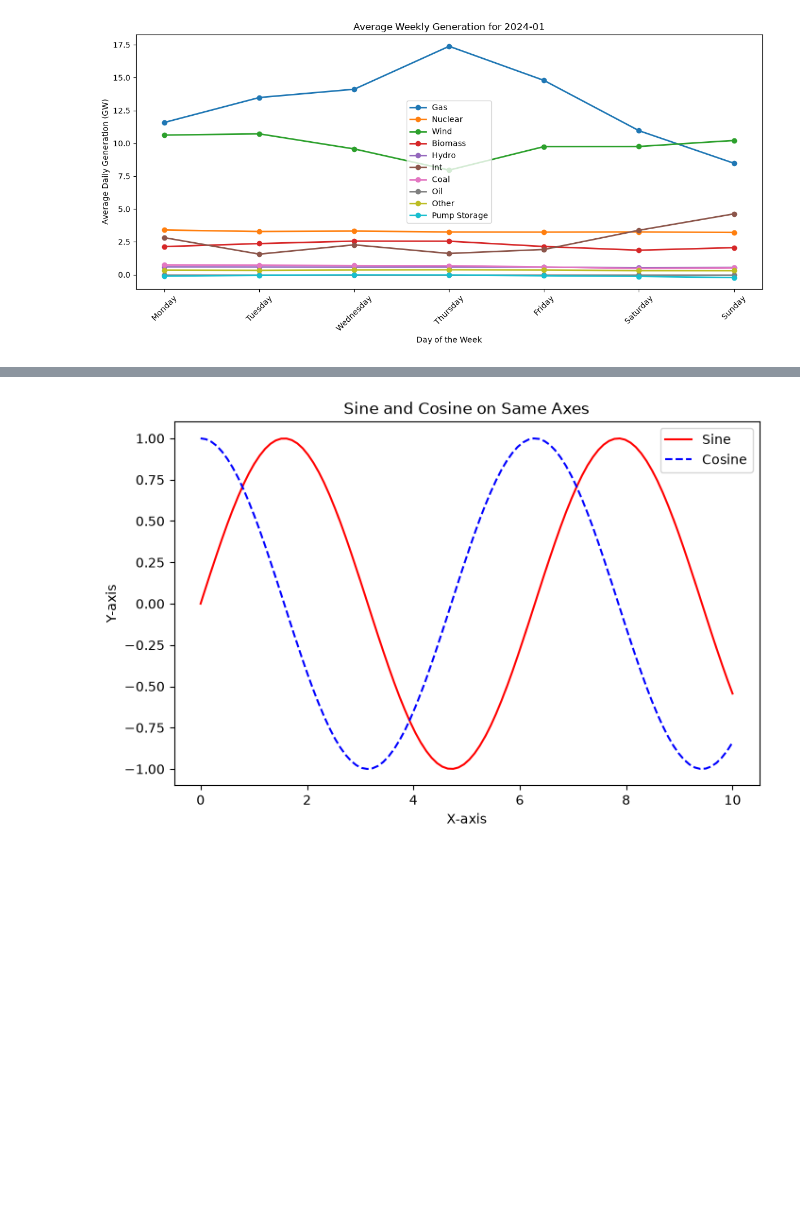
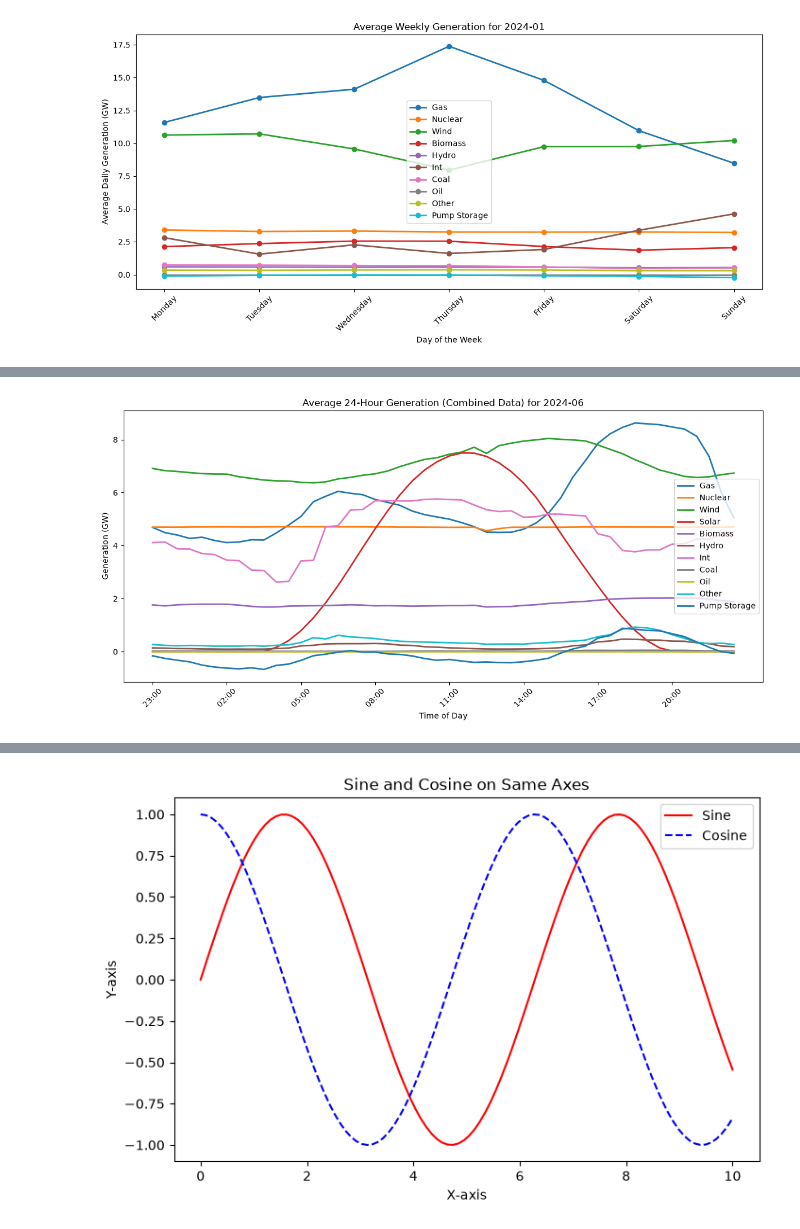
Before and after one commit to kson20/summer-project, a Jupyter notebook: main_code.ipynb, the cells around one changed output, grey strips where cells are left out. Drawn from its saved outputs; the diff is of its cells as text; code cells hidden in the pictures; blank space fills up the shorter version.

```diff
--- a/main_code.ipynb
+++ b/main_code.ipynb
@@ -851,3 +895,90 @@ Plotting average weekly profile for 2024-06...
 [figure]
 Plotting average weekly profile for 2024-01...
 [figure]
+# %%
+# m7: elexon + neso plots
+
+'''
+i tried to adapt the 24hr and weekly elxon code to generate plots
+included edits in stars below
+
+can try to make a demand vs time graph too later
+'''
+
+
+print('check columns')
+print(master_matrix.head())
+print('\n')
+
+def plot_average_day_for_month_master(year, month):
+
+    # select some month
+    print(f' 24h plot for {year}-{month:02d}...')
+
+    # ****use combined master matrix instead of just final_matrix_df
+    month_data = master_matrix.copy()
+
+    print('check master_matrix columns')
+    print(month_data.columns)
+    print(f' master_matrix has {len(month_data)}  rows')
+
+    month_data['Date'] = pd.to_datetime(month_data['Date']) # convert to pandas datetime object for manipulation later
+
+    # returns boolean column
+    # filter for the specific year and month
+    boolean_date_col = (month_data['Date'].dt.year == int(year)) & (month_data['Date'].dt.month == int(month))
+    month_data = month_data[boolean_date_col] # want the full matrix where these rows are true
+
+    print(f'filtered to {len(month_data)} rows for {year}-{month:02d}')
+    print('note: should around 30*48 =1440 rows')
+
+    # **** find the average of each settlement period
+    daily_profile = month_data.groupby('Period').mean(numeric_only=True).reset_index()
+
+    print(f' after groupby there are {len(daily_profile)} rows ')
+    print('note: should be 48')
+    print(daily_profile.head())
+
+    # hard code times
+    time_labels = [
+        '23:00', '23:30', '00:00', '00:30', '01:00', '01:30', '02:00', '02:30',
+        '03:00', '03:30', '04:00', '04:30', '05:00', '05:30', '06:00', '06:30',
+        '07:00', '07:30', '08:00', '08:30', '09:00', '09:30', '10:00', '10:30',
+        '11:00', '11:30', '12:00', '12:30', '13:00', '13:30', '14:00', '14:30',
+        '15:00', '15:30', '16:00', '16:30', '17:00', '17:30', '18:00', '18:30',
+        '19:00', '19:30', '20:00', '20:30', '21:00', '21:30', '22:00', '22:30']
+
+    # sort so 23:00 matches 1
+    daily_profile = daily_profile.sort_values('Period') # sorts ascending by default
+
+    # create a new column
+    daily_profile['Time'] = time_labels
+
+    plt.figure(figsize=(12, 6))
+
+    fuels_to_plot = ['Gas', 'Nuclear', 'Wind','Solar', 'Biomass', 'Hydro', 'Int', 'Coal', 'Oil', 'Other', 'Pump Storage']
+
+    for fuel in fuels_to_plot:
+        x_values = daily_profile['Time']
+        y_values = daily_profile[fuel] / 1000  # access values in the relevant fueltype column + convert to GW
+        plt.plot(x_values, y_values, label=fuel, linewidth=2)
+
+    # generate plots
+    plt.title(f'Average 24-Hour Generation (Combined Data) for {year}- {month:02d}')
+    plt.ylabel('Generation (GW)')
+    plt.xlabel('Time of Day')
+    plt.xticks(ticks = range (0, 48, 6), rotation=45) # show certain time column values
+    plt.yticks()
+    plt.legend()
+    plt.tight_layout()
+    plt.show()
+
+# choose some month
+print('summer month vs winter month (combined elexon + neso):')
+print('------------------------------------------------------')
+print('\n')
+
+plot_average_day_for_month_master(2024, 6)
+print('\n')
+plot_average_day_for_month_master(2024, 1)
+# %% [output]
@@ -853,0 +1002 @@ Plotting average weekly profile for 2024-01...
+[figure, added]
```
Also changed, not shown: parts of 5 cells of this notebook.
